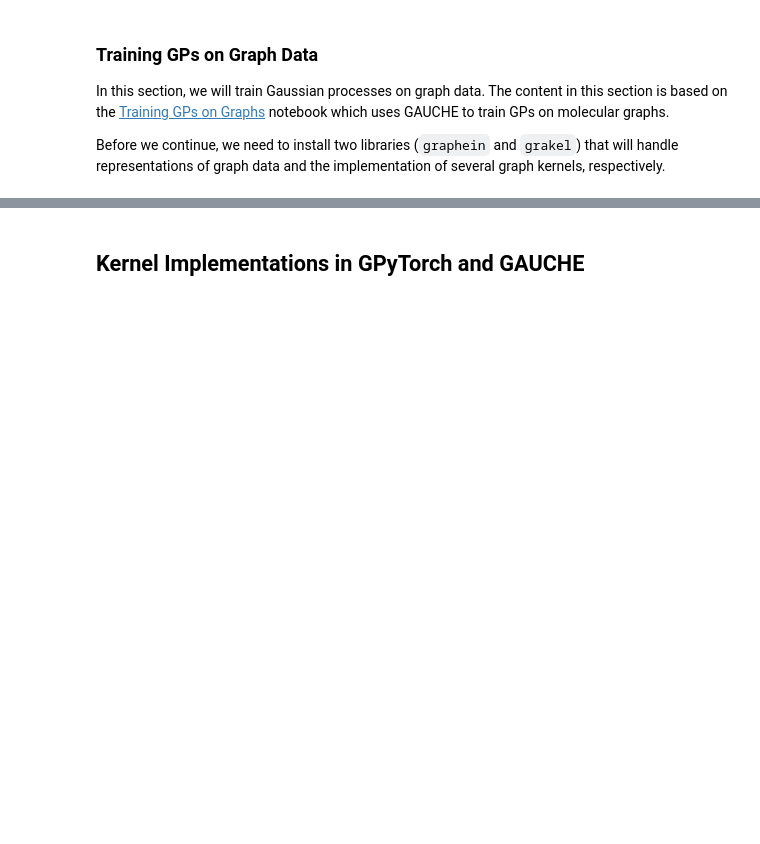
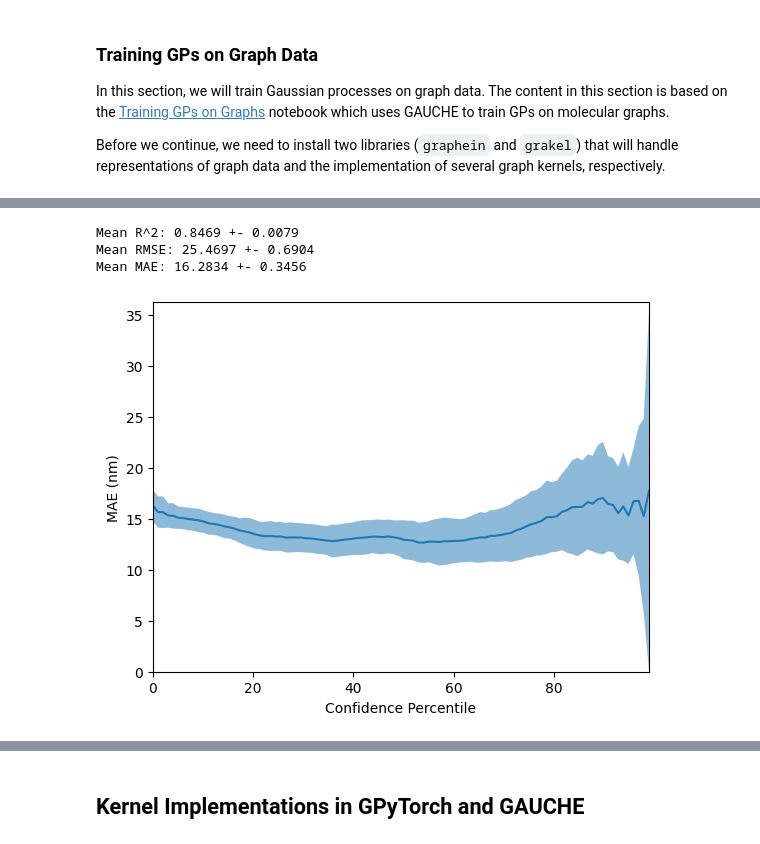
Before and after one commit to drewgjerstad/bayesian-optimization, a Jupyter notebook: gpytorch_and_gauche.ipynb, the cells around one changed output, grey strips where cells are left out. Cells and saved outputs as stored; diff of their text form; code cells hidden in the pictures; blank space fills up the shorter version.

```diff
--- a/gpytorch_and_gauche.ipynb
+++ b/gpytorch_and_gauche.ipynb
@@ -1062,0 +1124,11 @@ from gauche.kernels.graph_kernels import (
+# %%
+loader = MolPropLoader()
+loader.load_benchmark("Photoswitch")
+
+# Define feature configuration
+graphein_config = gm.MoleculeGraphConfig(
+    node_metadata_functions=[gm.total_degree],
+    edge_metadata_functions=[gm.add_bond_type],
+)
+
+loader.featurize("molecular_graphs", graphein_config=graphein_config)
@@ -1062,0 +1154,4 @@ from gauche.kernels.graph_kernels import (
+# %%
+# Define experimental parameters (number of random splits and split size)
+n_trials = 20
+test_ratio = 0.25
@@ -1062,0 +1331,11 @@ from gauche.kernels.graph_kernels import (
+# %%
+# Train and Evaluate GP model using the Weisfeiler-Lehman kernel
+_, _, _ = evaluate_model(
+    loader.features, loader.labels,
+    WL_Kernel, node_label='element'
+)
+# %% [output]
+Mean R^2: 0.8469 +- 0.0079
+Mean RMSE: 25.4697 +- 0.6904
+Mean MAE: 16.2834 +- 0.3456
+[figure, added]
```
Also changed, not shown: parts of 9 cells of this notebook.
